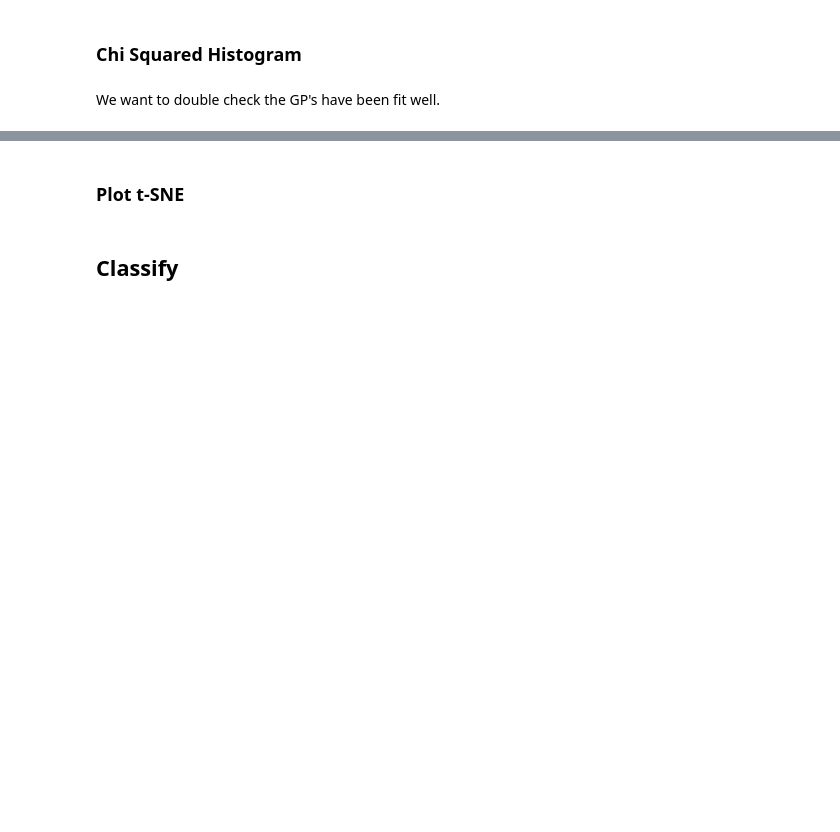
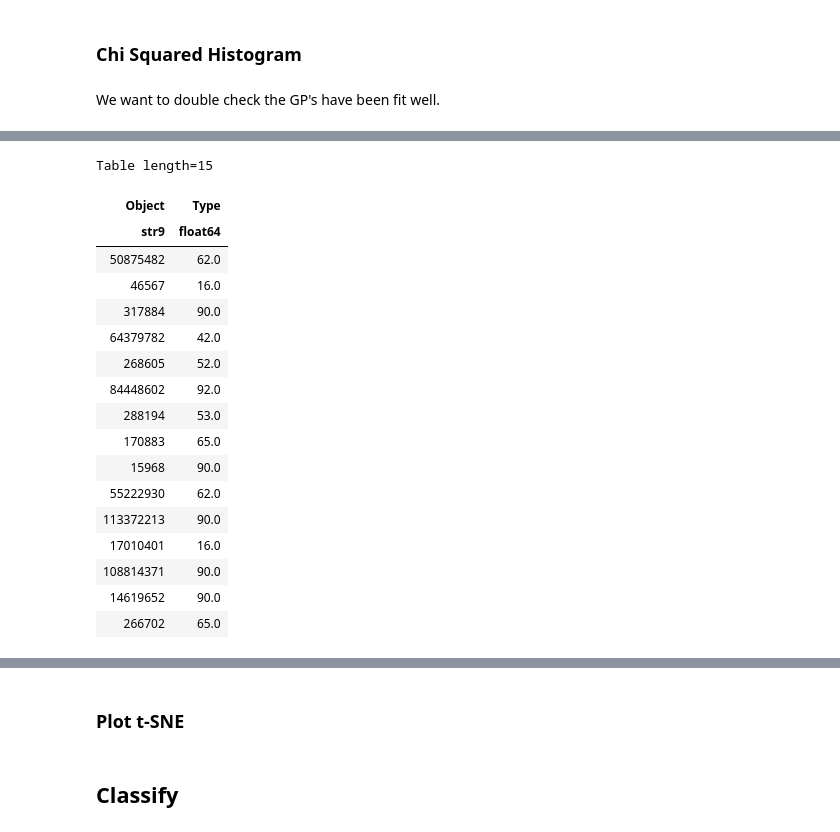
Before and after one commit to LSSTDESC/snmachine, a Jupyter notebook: examples/example_plasticc.ipynb, the cells around one changed output, grey strips where cells are left out. Cells and saved outputs as stored; diff of their text form; code cells hidden in the pictures; blank space fills up the shorter version.

```diff
--- a/examples/example_plasticc.ipynb
+++ b/examples/example_plasticc.ipynb
@@ -348 +289,26 @@ Table length=7848
+# %%
+# Remap snmachine int types to the class labels
+newcol = typespd.Type.map(d)
+typespd.update(newcol)
+types = Table.from_pandas(typespd)
+types[:15]
+# %% [output]
+Table length=15
+| Object | Type |
+| str9 | float64 |
+| 50875482 | 62.0 |
+| 46567 | 16.0 |
+| 317884 | 90.0 |
+| 64379782 | 42.0 |
+| 268605 | 52.0 |
+| 84448602 | 92.0 |
+| 288194 | 53.0 |
+| 170883 | 65.0 |
+| 15968 | 90.0 |
+| 55222930 | 62.0 |
+| 113372213 | 90.0 |
+| 17010401 | 16.0 |
+| 108814371 | 90.0 |
+| 14619652 | 90.0 |
+| 266702 | 65.0 |
 # %%
```
Also changed, not shown: parts of 60 cells of this notebook, 2 other files.
